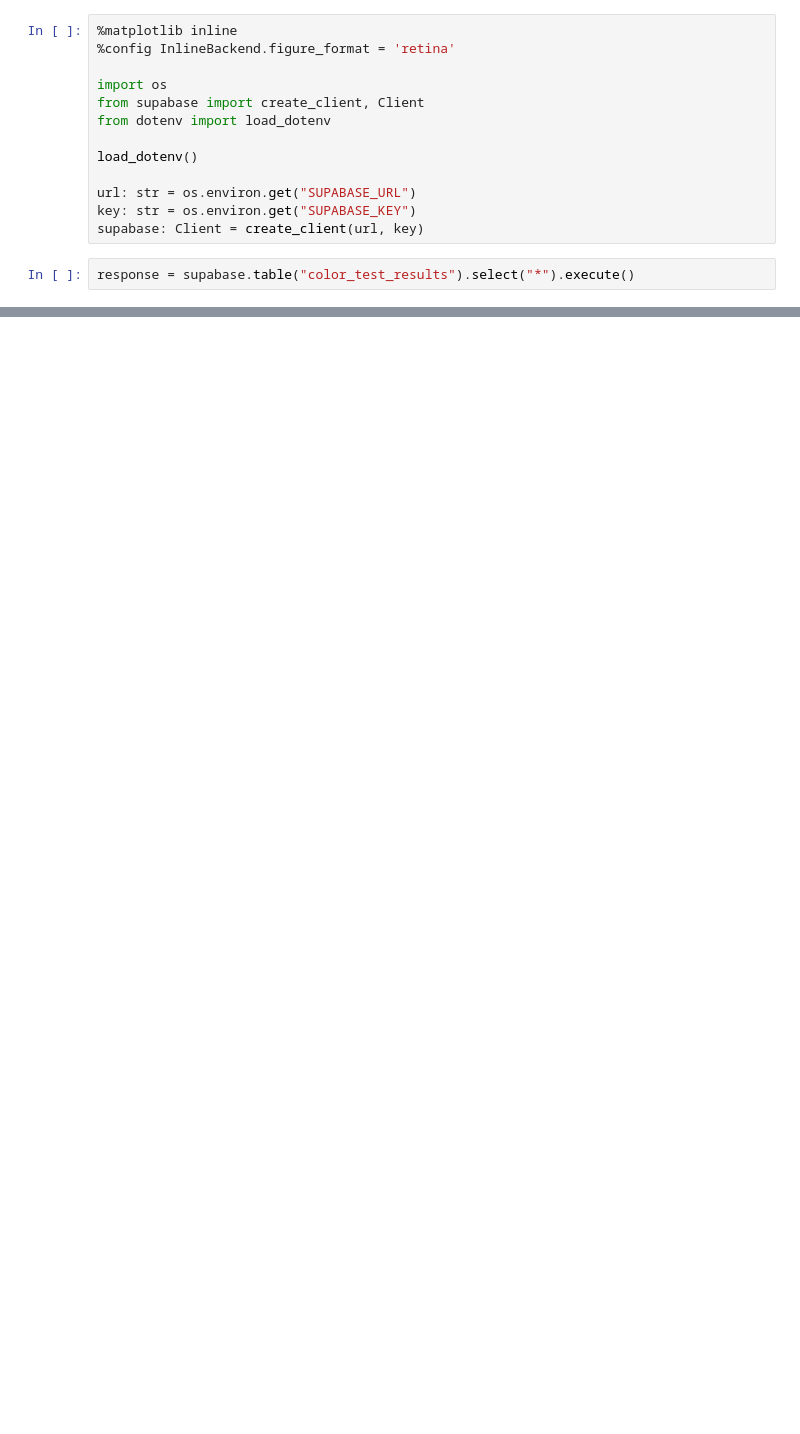
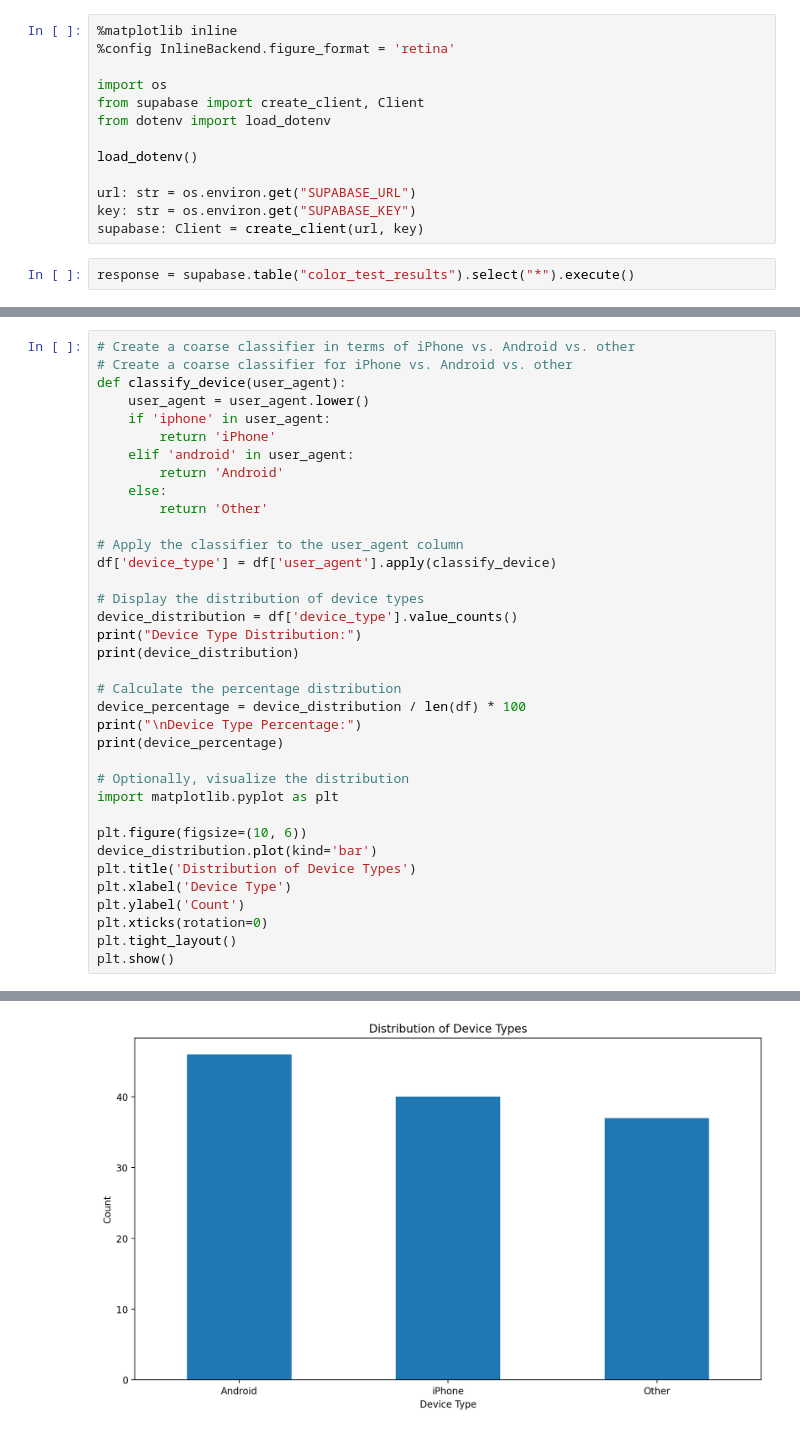
Before and after one commit to patrickmineault/ismyblue, a Jupyter notebook: analysis/Analyze_results.ipynb, the cells around one changed output, grey strips where cells are left out. Drawn from its saved outputs; the diff is of its cells as text; blank space fills up the shorter version.

```diff
--- a/analysis/Analyze_results.ipynb
+++ b/analysis/Analyze_results.ipynb
@@ -93,0 +93,37 @@ plt.grid(True, axis='y', color='black', linestyle='-.', linewidth=0.5)
+# %%
+# Create a coarse classifier in terms of iPhone vs. Android vs. other
+# Create a coarse classifier for iPhone vs. Android vs. other
+def classify_device(user_agent):
+    user_agent = user_agent.lower()
+    if 'iphone' in user_agent:
+        return 'iPhone'
+    elif 'android' in user_agent:
+        return 'Android'
+    else:
+        return 'Other'
+
+# Apply the classifier to the user_agent column
+df['device_type'] = df['user_agent'].apply(classify_device)
+
+# Display the distribution of device types
+device_distribution = df['device_type'].value_counts()
+print("Device Type Distribution:")
+print(device_distribution)
+
+# Calculate the percentage distribution
+device_percentage = device_distribution / len(df) * 100
+print("\nDevice Type Percentage:")
+print(device_percentage)
+
+# Optionally, visualize the distribution
+import matplotlib.pyplot as plt
+
+plt.figure(figsize=(10, 6))
+device_distribution.plot(kind='bar')
+plt.title('Distribution of Device Types')
+plt.xlabel('Device Type')
+plt.ylabel('Count')
+plt.xticks(rotation=0)
+plt.tight_layout()
+plt.show()
+# %% [output]
@@ -93,0 +143 @@ plt.grid(True, axis='y', color='black', linestyle='-.', linewidth=0.5)
+[figure, added]
```
Also changed, not shown: parts of 6 cells of this notebook, 16 other files.
